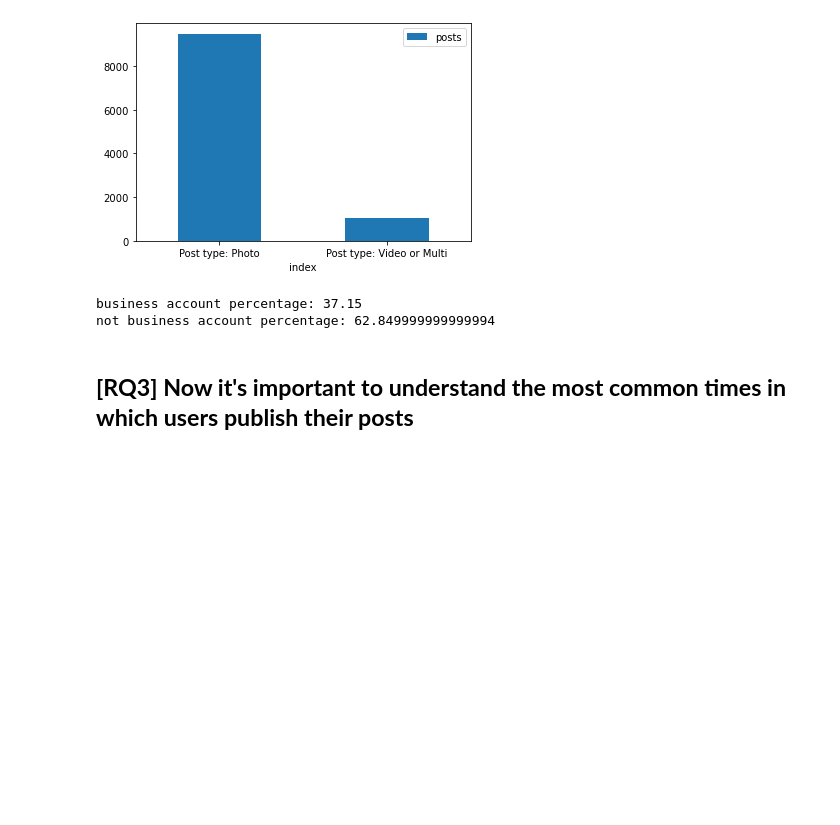
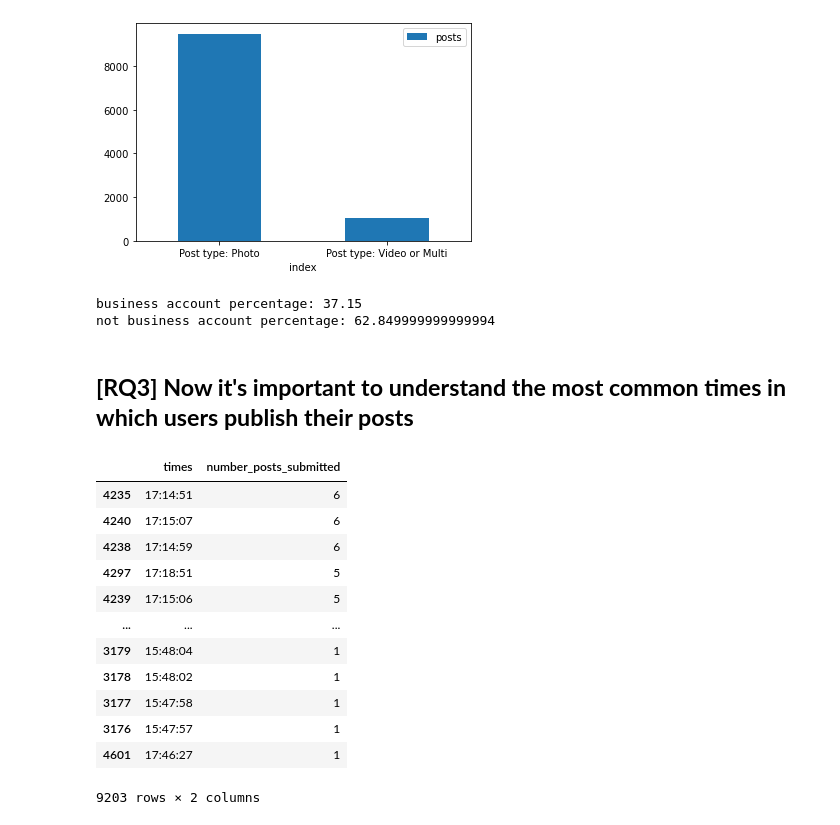
Before and after one commit to GiacomoBelliniStudent/ADM-HW2, a Jupyter notebook: main.ipynb, the cells around one changed output. Drawn from its saved outputs; the diff is of its cells as text; code cells hidden in the pictures; blank space fills up the shorter version.

```diff
--- a/main.ipynb
+++ b/main.ipynb
@@ -209,3 +210,23 @@ business account percentage: 37.15
 not business account percentage: 62.849999999999994
 # %% [markdown]
 ## **[RQ3] Now it's important to understand the most common times in which users publish their posts**
+# %%
+# What is the most common time in which users publish their posts?
+import datetime
+
+profiles_chunk['times'] = pd.to_datetime(profiles_chunk['cts']).dt.strftime('%H:%M:%S')
+profiles_chunk.groupby(['times'])['times'].count().reset_index(name='number_posts_submitted').sort_values(['number_posts_submitted'], ascending=False)
+# %% [output]
+|  | times | number_posts_submitted |
+| 4235 | 17:14:51 | 6 |
+| 4240 | 17:15:07 | 6 |
+| 4238 | 17:14:59 | 6 |
+| 4297 | 17:18:51 | 5 |
+| 4239 | 17:15:06 | 5 |
+| ... | ... | ... |
+| 3179 | 15:48:04 | 1 |
+| 3178 | 15:48:02 | 1 |
+| 3177 | 15:47:58 | 1 |
+| 3176 | 15:47:57 | 1 |
+| 4601 | 17:46:27 | 1 |
+9203 rows × 2 columns
```
Also changed, not shown: parts of 8 cells of this notebook.
